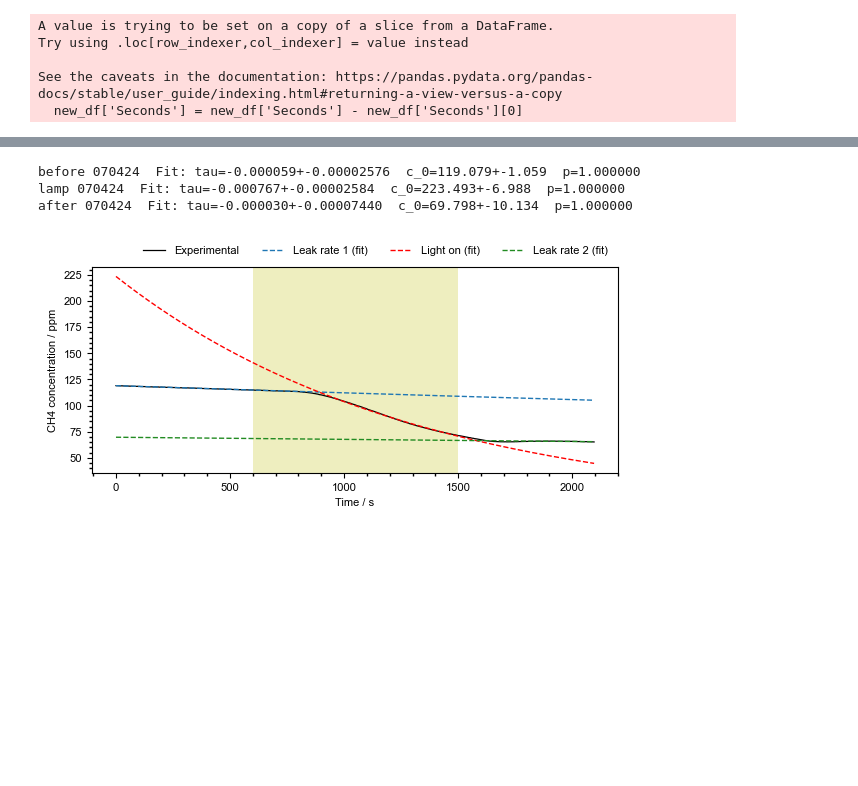
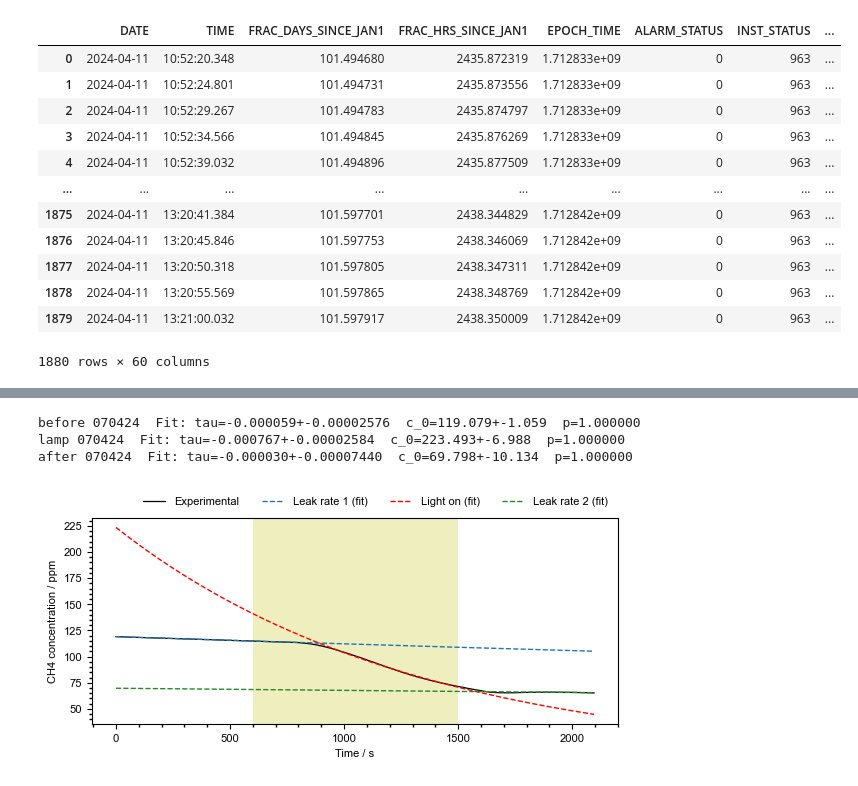
Before and after one commit to Normann25/Manganese-chlorides, a Jupyter notebook: ISAMO/experiments.ipynb, the cells around one changed output, grey strips where cells are left out. Drawn from its saved outputs; the diff is of its cells as text; code cells hidden in the pictures; blank space fills up the shorter version.

```diff
--- a/ISAMO/experiments.ipynb
+++ b/ISAMO/experiments.ipynb
@@ -13,13 +15,21 @@ from Functions import *
 from ExternalFunctions import Chi2Regression, BinnedLH, UnbinnedLH, nice_string_output, add_text_to_ax
 # %%
 path = '../../../KU/Bachelor+Research/Data/Piccaro/'
-dates = ['07042024']
+dates = ['07042024', '08042024', '11042024']
 
 data = read_data_picarro(path, dates)
-display(data)
+display(data['11042024'])
 # %% [output]
+|  | DATE | TIME | FRAC_DAYS_SINCE_JAN1 | FRAC_HRS_SINCE_JAN1 | EPOCH_TIME | ALARM_STATUS | INST_STATUS | ... |
+| 0 | 2024-04-11 | 10:52:20.348 | 101.494680 | 2435.872319 | 1.712833e+09 | 0 | 963 | ... |
+| 1 | 2024-04-11 | 10:52:24.801 | 101.494731 | 2435.873556 | 1.712833e+09 | 0 | 963 | ... |
+| 2 | 2024-04-11 | 10:52:29.267 | 101.494783 | 2435.874797 | 1.712833e+09 | 0 | 963 | ... |
+| 3 | 2024-04-11 | 10:52:34.566 | 101.494845 | 2435.876269 | 1.712833e+09 | 0 | 963 | ... |
+| 4 | 2024-04-11 | 10:52:39.032 | 101.494896 | 2435.877509 | 1.712833e+09 | 0 | 963 | ... |
+| ... | ... | ... | ... | ... | ... | ... | ... | ... |
+| 1875 | 2024-04-11 | 13:20:41.384 | 101.597701 | 2438.344829 | 1.712842e+09 | 0 | 963 | ... |
+| 1876 | 2024-04-11 | 13:20:45.846 | 101.597753 | 2438.346069 | 1.712842e+09 | 0 | 963 | ... |
+| 1877 | 2024-04-11 | 13:20:50.318 | 101.597805 | 2438.347311 | 1.712842e+09 | 0 | 963 | ... |
+| 1878 | 2024-04-11 | 13:20:55.569 | 101.597865 | 2438.348769 | 1.712842e+09 | 0 | 963 | ... |
+| 1879 | 2024-04-11 | 13:21:00.032 | 101.597917 | 2438.350009 | 1.712842e+09 | 0 | 963 | ... |
-A value is trying to be set on a copy of a slice from a DataFrame.
-Try using .loc[row_indexer,col_indexer] = value instead
-
-See the caveats in the documentation: https://pandas.pydata.org/pandas-docs/stable/user_guide/indexing.html#returning-a-view-versus-a-copy
-  new_df['Seconds'] = new_df['Seconds'] - new_df['Seconds'][0]
+1880 rows × 60 columns
```
Also changed, not shown: parts of 5 cells of this notebook, 3 other files.
